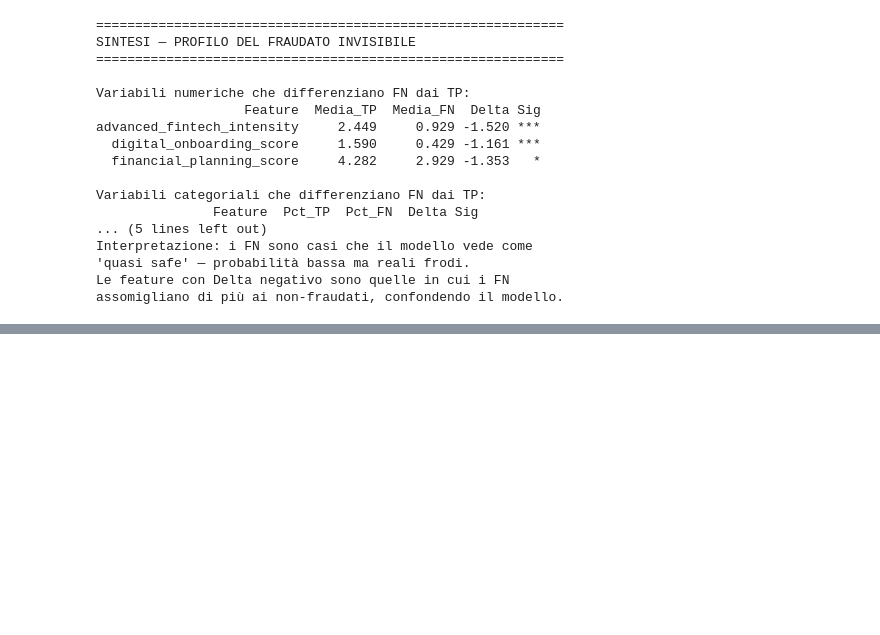
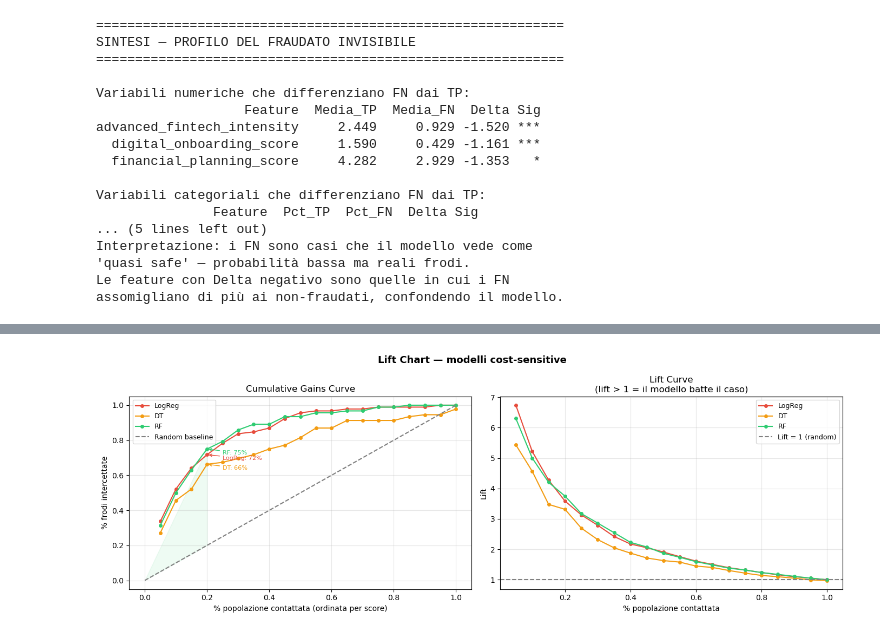
Before and after one commit to aronetommaso/DS_Lab, a Jupyter notebook: lore_trio/research_question2.ipynb, the cells around one changed output, grey strips where cells are left out. Saved outputs shown, nothing was run; the diff lists cells and outputs as text; code cells hidden in the pictures; blank space fills up the shorter version.

```diff
--- a/lore_trio/research_question2.ipynb
+++ b/lore_trio/research_question2.ipynb
@@ -1163,0 +1485,89 @@ assomigliano di più ai non-fraudati, confondendo il modello.
+# %%
+# =========================================================
+# LIFT CHART — quanto batte il modello il caso random?
+# =========================================================
+# Il lift chart risponde a: "se chiamo il top X% dei profili
+# più a rischio, quante frodi reali intercetto?"
+# È il grafico più efficace per un pitch aziendale.
+
+def compute_lift(y_true, y_prob, n_bins=20):
+    df_lift = pd.DataFrame({'y_true': y_true, 'y_prob': y_prob})
+    df_lift = df_lift.sort_values('y_prob', ascending=False).reset_index(drop=True)
+
+    total_fraud  = y_true.sum()
+    n            = len(y_true)
+    bin_size     = n // n_bins
+
+    rows = []
+    for i in range(n_bins):
+        chunk   = df_lift.iloc[i*bin_size : (i+1)*bin_size]
+        pct_pop = (i + 1) / n_bins
+        pct_fraud_caught = chunk['y_true'].sum() / total_fraud
+        # cumulativo
+        cum_chunk        = df_lift.iloc[: (i+1)*bin_size]
+        cum_fraud_caught = cum_chunk['y_true'].sum() / total_fraud
+        lift             = cum_fraud_caught / pct_pop
+        rows.append({
+            'pct_population':  pct_pop,
+            'cum_fraud_caught': cum_fraud_caught,
+            'lift':            lift,
+        })
+    return pd.DataFrame(rows)
+
+lift_data = {name: compute_lift(np.array(y_test), prob)
+             for name, prob in probs.items()}
+
+# ── Plot ──────────────────────────────────────────────────
+fig, axes = plt.subplots(1, 2, figsize=(14, 5))
+fig.suptitle("Lift Chart — modelli cost-sensitive", fontsize=13, fontweight='bold')
+
+palette = {'LogReg': '#e74c3c', 'DT': '#f39c12', 'RF': '#2ecc71'}
+
+# Pannello 1: Cumulative Gains
+ax = axes[0]
+for name, df_l in lift_data.items():
+    ax.plot(df_l['pct_population'], df_l['cum_fraud_caught'],
+            marker='o', markersize=4, label=name, color=palette[name])
+ax.plot([0, 1], [0, 1], '--', color='grey', label='Random baseline')
+ax.fill_between([0, 0.2], [0, 0.2], [0, lift_data['RF']['cum_fraud_caught'].iloc[3]],
+                alpha=0.08, color='#2ecc71')
+ax.set_xlabel("% popolazione contattata (ordinata per score)")
+ax.set_ylabel("% frodi intercettate")
+ax.set_title("Cumulative Gains Curve")
+ax.legend(fontsize=9)
+ax.grid(alpha=0.3)
+
+# Annotazione chiave: top 20%
+for name, df_l in lift_data.items():
+    val = df_l.loc[df_l['pct_population'] <= 0.21, 'cum_fraud_caught'].max()
+    ax.annotate(f"{name}: {val:.0%}",
+                xy=(0.20, val), fontsize=8, color=palette[name],
+                xytext=(0.25, val - 0.03),
+                arrowprops=dict(arrowstyle='->', color=palette[name], lw=1))
+
+# Pannello 2: Lift
+ax2 = axes[1]
+for name, df_l in lift_data.items():
+    ax2.plot(df_l['pct_population'], df_l['lift'],
+             marker='o', markersize=4, label=name, color=palette[name])
+ax2.axhline(1, linestyle='--', color='grey', label='Lift = 1 (random)')
+ax2.set_xlabel("% popolazione contattata")
+ax2.set_ylabel("Lift")
+ax2.set_title("Lift Curve\n(lift > 1 = il modello batte il caso)")
+ax2.legend(fontsize=9)
+ax2.grid(alpha=0.3)
+
+plt.tight_layout()
+plt.show()
+
+# ── Lettura rapida top decili ──────────────────────────────
+print("\n--- LIFT NEI PRIMI 3 DECILI (top 10%, 20%, 30%) ---")
+for name, df_l in lift_data.items():
+    for pct in [0.10, 0.20, 0.30]:
+        row = df_l[df_l['pct_population'] <= pct + 0.01].iloc[-1]
+        print(f"  {name} | top {pct:.0%} → intercetta "
+              f"{row['cum_fraud_caught']:.0%} delle frodi "
+              f"(lift = {row['lift']:.2f}x)")
+    print()
+# %% [output]
+[figure, added]
```
Also changed, not shown: parts of 9 cells of this notebook, 1 other file.
